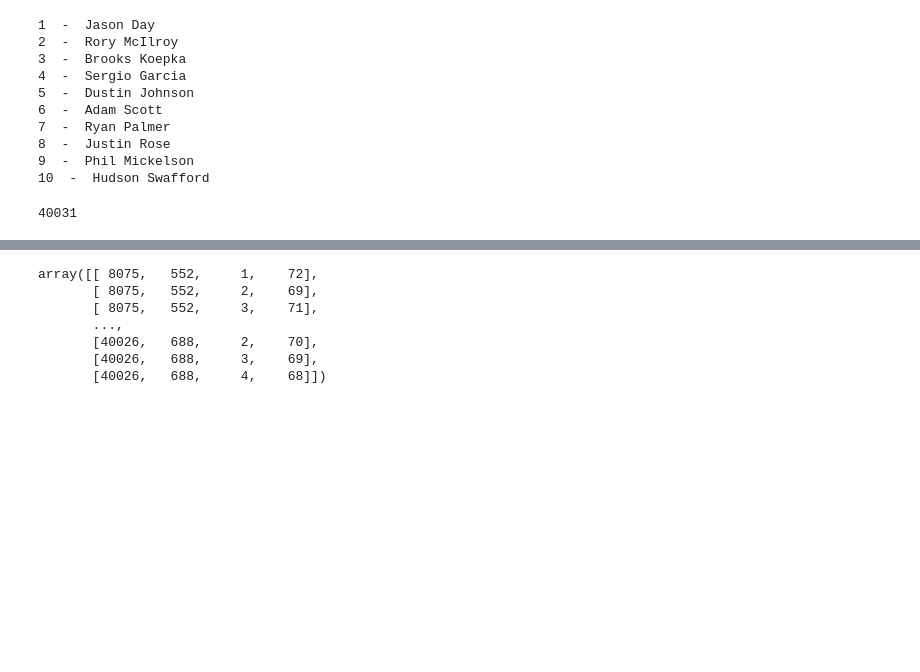
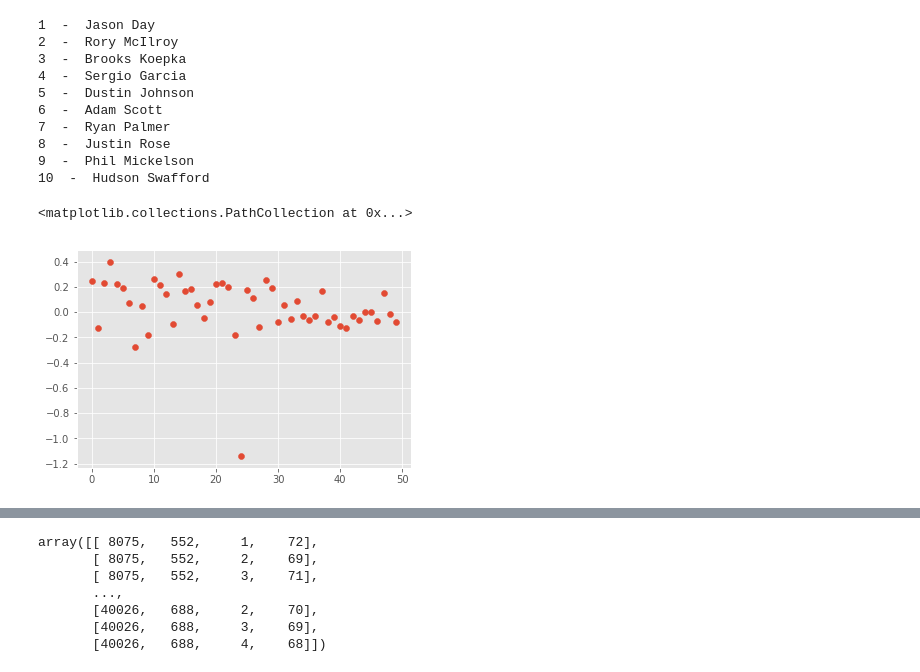
Before and after one commit to jamiebernardin/bayesian_golf, a Jupyter notebook: golf-strokes-series.ipynb, the cells around one changed output, grey strips where cells are left out. Cells and saved outputs as stored; diff of their text form; code cells hidden in the pictures; blank space fills up the shorter version.

```diff
--- a/golf-strokes-series.ipynb
+++ b/golf-strokes-series.ipynb
@@ -67,15 +51,19 @@ for exclude in excluded:
 course_map = dict(zip (tournaments[:, 3].tolist(), range(1,39)))
 # %%
 raw_players = pga[['Player #', 'Player First Name', 'Player Last Name']].drop_duplicates()
-players_ids = []
+player_ids = []
 for name in top10_names.as_matrix():
-    players_ids.append(raw_players[(raw_players['Player Last Name'] == name[1]) & (raw_players['Player First Name'] == name[0])]['Player #'].drop_duplicates().tolist()[0])
+    player_ids.append(raw_players[(raw_players['Player Last Name'] == name[1]) & (raw_players['Player First Name'] == name[0])]['Player #'].drop_duplicates().tolist()[0])
 # %%
-shots = pga[pga['Player #'].isin(players_ids)][['Tournament Name', 'Player #', 'Course #', 'Date', 'Round', 'Hole', 'Shot', 'Strokes Gained/Baseline', 'Strokes Gained Category']]
+shots = pga[pga['Player #'].isin(player_ids)][['Tournament Name', 'Player #', 'Course #', 'Date', 'Round', 'Hole', 'Shot', 'Strokes Gained/Baseline', 'Strokes Gained Category']]
 shots = shots[~shots['Tournament Name'].isin(excluded)]
 shots = shots[~shots['Strokes Gained Category'].isnull()]
 shots.to_csv(path_or_buf='data/top10shots.txt', sep=',', header=None)
-len (shots)
+shots = shots[(shots['Strokes Gained Category'] == 'Off the Tee') & (shots['Player #'] == 22405)][['Player #', 'Course #', 'Round', 'Strokes Gained/Baseline']]
+shots.reset_index(drop=True,inplace=True)
+shots = shots['Strokes Gained/Baseline'].as_matrix()[0:50]
+plt.scatter(range(0, len (shots)), shots)
 # %% [output]
-40031
+<matplotlib.collections.PathCollection at 0x...>
+[figure, added]
 # %%
```
Also changed, not shown: parts of 3 cells of this notebook, 2 other files.
